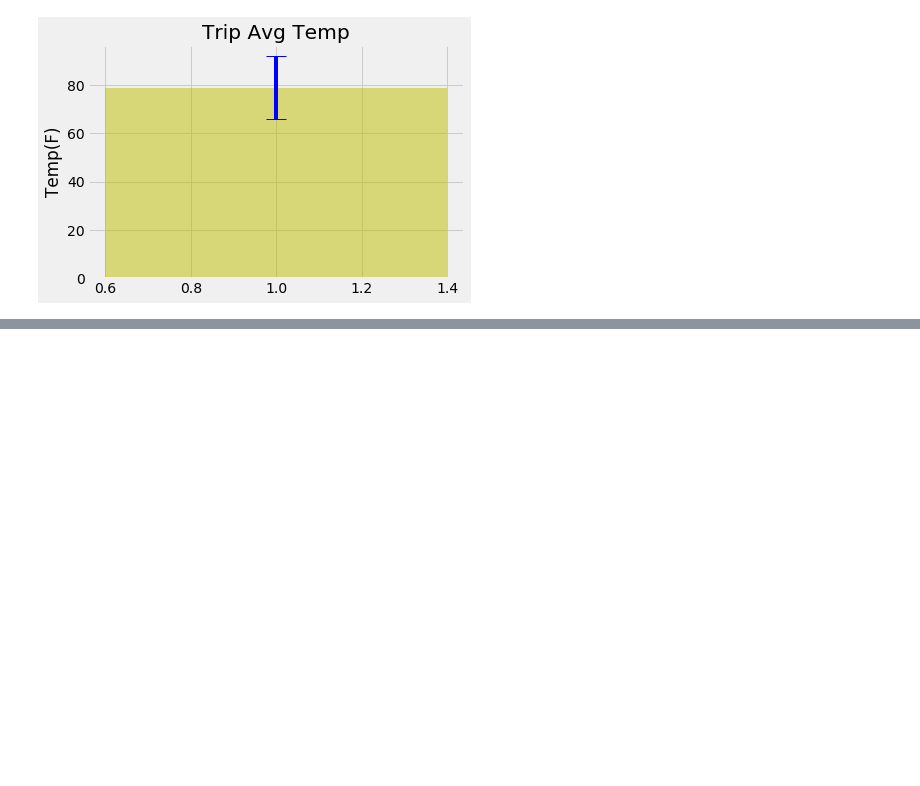
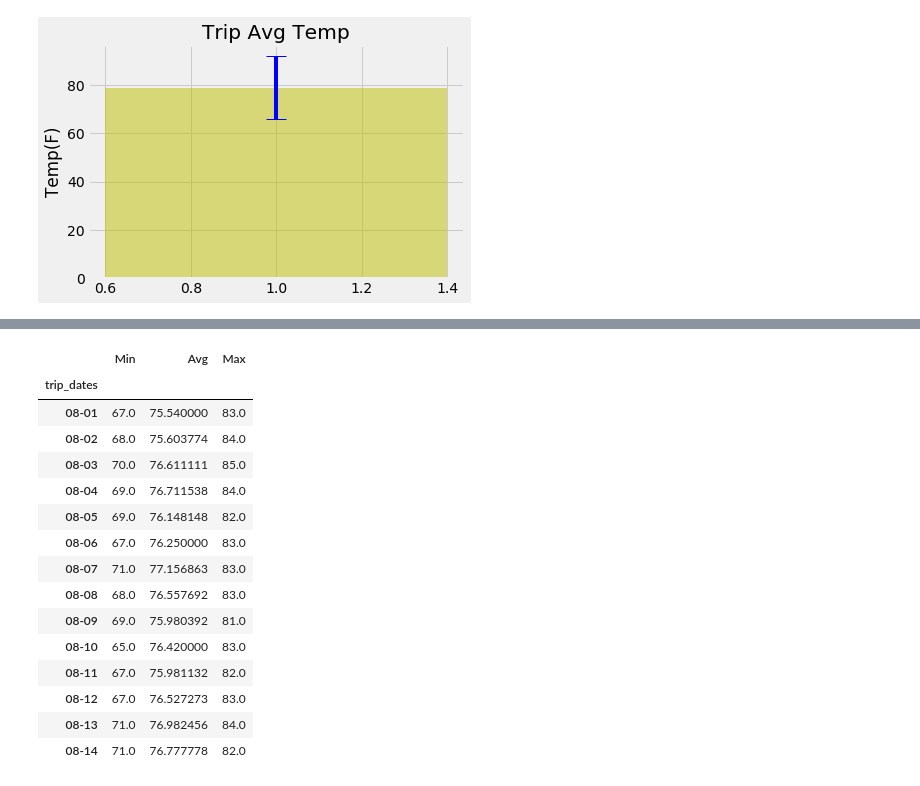
Before and after one commit to HaifaNajdawi/SQLAlchemy_climate_analysis_on_Honolulu-_Hawaii, a Jupyter notebook: climate_starter.ipynb, the cells around one changed output, grey strips where cells are left out. Drawn from its saved outputs; the diff is of its cells as text; code cells hidden in the pictures; blank space fills up the shorter version.

Commit message:
trip data

```diff
--- a/climate_starter.ipynb
+++ b/climate_starter.ipynb
@@ -299,7 +308,6 @@ plt.show()
 # %%
 # Create a query that will calculate the daily normals
 # (i.e. the averages for tmin, tmax, and tavg for all historic data matching a specific month and day)
-
 def daily_normals(date):
     """Daily Normals.
 
@@ -312,7 +320,7 @@ def daily_normals(date):
     """
 
     sel = [func.min(Measurement.tobs), func.avg(Measurement.tobs), func.max(Measurement.tobs)]
-    return session.query(*sel).filter(func.strftime("%m-%d", Measurement.date) == date).all()
+    return session.query(*sel).filter(func.strftime("%m-%d", Measurement.date) == date).first()
 
 daily_normals("01-01")
 # %% [output]
@@ -320,11 +328,17 @@ daily_normals("01-01")
 # %%
 # calculate the daily normals for your trip
 # push each tuple of calculations into a list called `normals`
-
+normals=[]
 # Set the start and end date of the trip
-
+start=dt.date(2017,8,1)
+end=dt.date(2017,8,14)
 # Use the start and end date to create a range of dates
-
+numdays=14
+date_list = [start + dt.timedelta(days=x) for x in range(numdays)]
 # Stip off the year and save a list of %m-%d strings
+date_string=[date.strftime("%m-%d") for date in date_list]
 
 # Loop through the list of %m-%d strings and calculate the normals for each date
+
+normals=[tuple([date])+daily_normals(date) for date in date_string]
+normals
@@ -331,4 +360,24 @@ daily_normals("01-01")
 # %%
 # Load the previous query results into a Pandas DataFrame and add the `trip_dates` range as the `date` index
+df = pd.DataFrame(normals, columns=['trip_dates', 'Min', 'Avg','Max'])
+df.set_index("trip_dates",inplace=True)
+df
+# %% [output]
+|  | Min | Avg | Max |
+| trip_dates |  |  |  |
+| 08-01 | 67.0 | 75.540000 | 83.0 |
+| 08-02 | 68.0 | 75.603774 | 84.0 |
+| 08-03 | 70.0 | 76.611111 | 85.0 |
+| 08-04 | 69.0 | 76.711538 | 84.0 |
+| 08-05 | 69.0 | 76.148148 | 82.0 |
+| 08-06 | 67.0 | 76.250000 | 83.0 |
+| 08-07 | 71.0 | 77.156863 | 83.0 |
+| 08-08 | 68.0 | 76.557692 | 83.0 |
+| 08-09 | 69.0 | 75.980392 | 81.0 |
+| 08-10 | 65.0 | 76.420000 | 83.0 |
+| 08-11 | 67.0 | 75.981132 | 82.0 |
+| 08-12 | 67.0 | 76.527273 | 83.0 |
+| 08-13 | 71.0 | 76.982456 | 84.0 |
+| 08-14 | 71.0 | 76.777778 | 82.0 |
 # %%
 # Plot the daily normals as an area plot with `stacked=False`
```
Also changed, not shown: parts of 6 cells of this notebook.
